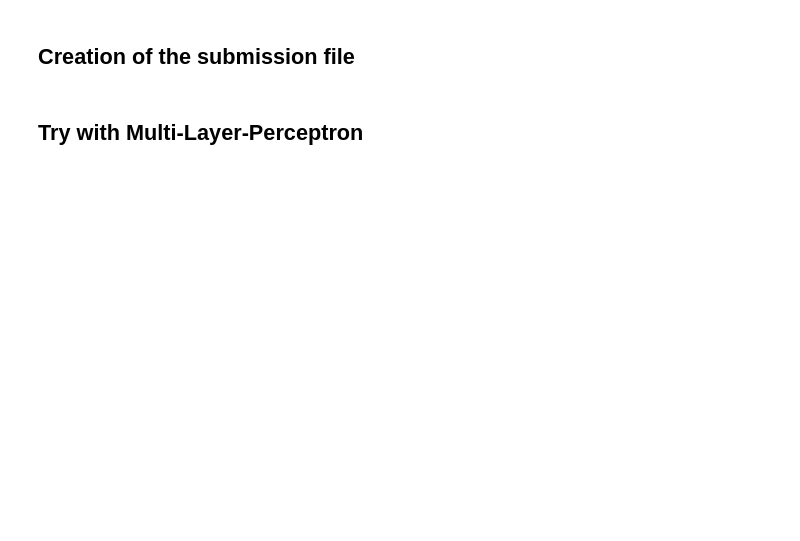
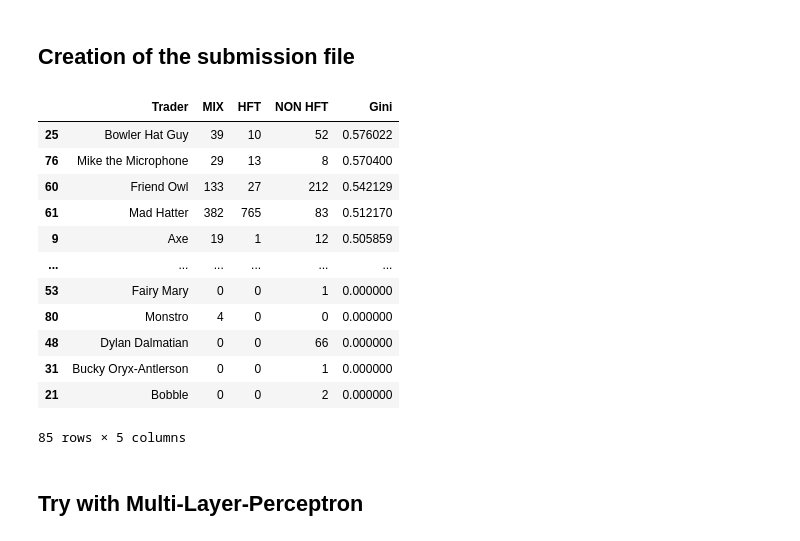
Before and after one commit to HippolyteGuigon/Machine-Learning-II-project, a Jupyter notebook: Version propre.ipynb, the cells around one changed output. Drawn from its saved outputs; the diff is of its cells as text; code cells hidden in the pictures; blank space fills up the shorter version.

```diff
--- a/Version propre.ipynb
+++ b/Version propre.ipynb
@@ -153,0 +269,38 @@ submission.to_csv("Test_.csv", index=False)
+# %%
+a = test["Trader"].unique()
+# %%
+df = pd.DataFrame()
+df["Trader"] = a
+df["MIX"] = 0
+df["HFT"] = 0
+df["NON HFT"] = 0
+df["Gini"] = 0
+
+for i in range(df.shape[0]):
+    df["MIX"][i] = list(test[test["Trader"]==df["Trader"][i]]["type"]).count("MIX")
+    df["HFT"][i] = list(test[test["Trader"]==df["Trader"][i]]["type"]).count("HFT")
+    df["NON HFT"][i] = list(test[test["Trader"]==df["Trader"][i]]["type"]).count("NON HFT")
+    a = df["MIX"][i] + df["HFT"][i] + df["NON HFT"][i]
+    df["Gini"][i] = int(1 - (df["MIX"][i]/a)**2 - (df["HFT"][i]/a)**2 - (df["NON HFT"][i]/a)**2)
+# %%
+a = []
+for i in range(df.shape[0]):
+    a.append(1 - (df["MIX"][i]/(df["MIX"][i]+ df["HFT"][i]+df["NON HFT"][i]))**2 - (df["HFT"][i]/(df["MIX"][i]+ df["HFT"][i]+df["NON HFT"][i]))**2 - (df["NON HFT"][i]/(df["MIX"][i]+ df["HFT"][i]+df["NON HFT"][i]))**2)
+# %%
+df["Gini"]=a
+# %%
+df.sort_values(by="Gini", ascending=False)
+# %% [output]
+|  | Trader | MIX | HFT | NON HFT | Gini |
+| 25 | Bowler Hat Guy | 39 | 10 | 52 | 0.576022 |
+| 76 | Mike the Microphone | 29 | 13 | 8 | 0.570400 |
+| 60 | Friend Owl | 133 | 27 | 212 | 0.542129 |
+| 61 | Mad Hatter | 382 | 765 | 83 | 0.512170 |
+| 9 | Axe | 19 | 1 | 12 | 0.505859 |
+| ... | ... | ... | ... | ... | ... |
+| 53 | Fairy Mary | 0 | 0 | 1 | 0.000000 |
+| 80 | Monstro | 4 | 0 | 0 | 0.000000 |
+| 48 | Dylan Dalmatian | 0 | 0 | 66 | 0.000000 |
+| 31 | Bucky Oryx-Antlerson | 0 | 0 | 1 | 0.000000 |
+| 21 | Bobble | 0 | 0 | 2 | 0.000000 |
+85 rows × 5 columns
```
Also changed, not shown: parts of 30 cells of this notebook, 12 other files.
